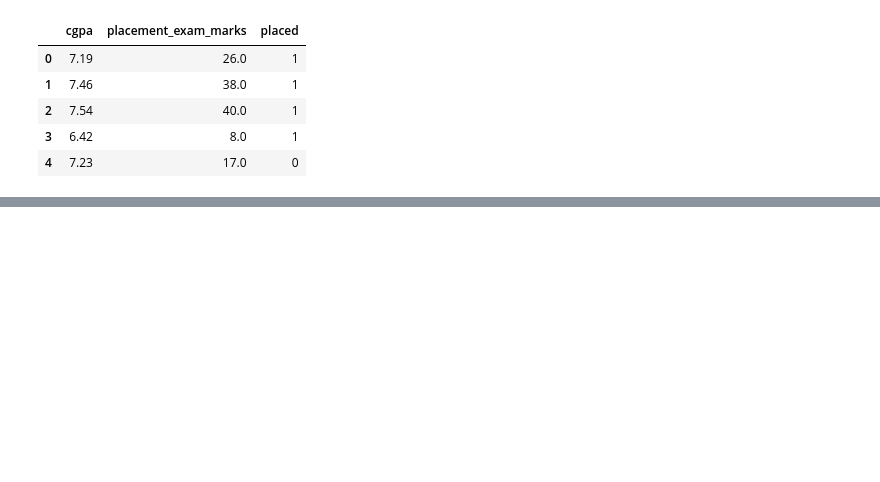
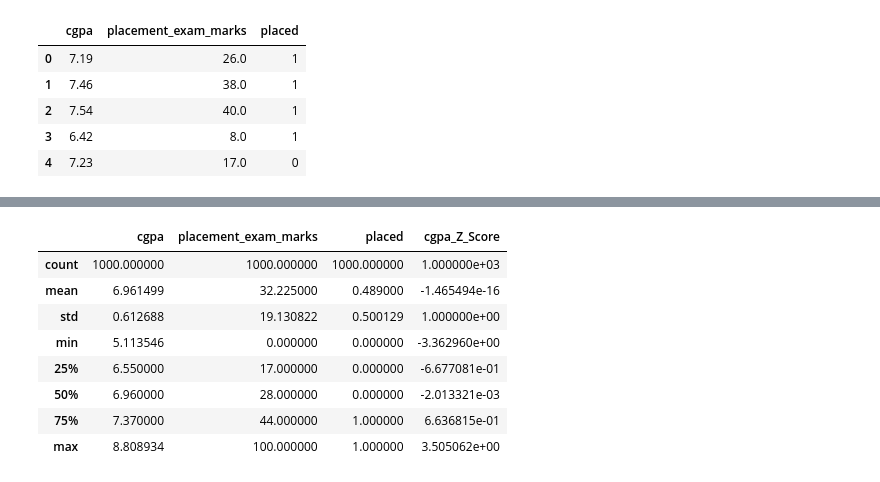
Before and after one commit to adii1-ai/Data-Science, a Jupyter notebook: Machine Learning/Feature_Engineering/Z_Score_Detection_Removal.ipynb, the cells around one changed output, grey strips where cells are left out. Cells and saved outputs as stored; diff of their text form; code cells hidden in the pictures; blank space fills up the shorter version.

```diff
--- a/Machine Learning/Feature_Engineering/Z_Score_Detection_Removal.ipynb
+++ b/Machine Learning/Feature_Engineering/Z_Score_Detection_Removal.ipynb
@@ -16,0 +187,12 @@ df.head()
+# %%
+df.describe()
+# %% [output]
+|  | cgpa | placement_exam_marks | placed | cgpa_Z_Score |
+| count | 1000.000000 | 1000.000000 | 1000.000000 | 1.000000e+03 |
+| mean | 6.961499 | 32.225000 | 0.489000 | -1.465494e-16 |
+| std | 0.612688 | 19.130822 | 0.500129 | 1.000000e+00 |
+| min | 5.113546 | 0.000000 | 0.000000 | -3.362960e+00 |
+| 25% | 6.550000 | 17.000000 | 0.000000 | -6.677081e-01 |
+| 50% | 6.960000 | 28.000000 | 0.000000 | -2.013321e-03 |
+| 75% | 7.370000 | 44.000000 | 1.000000 | 6.636815e-01 |
+| max | 8.808934 | 100.000000 | 1.000000 | 3.505062e+00 |
```
Also changed, not shown: parts of 24 cells of this notebook.
